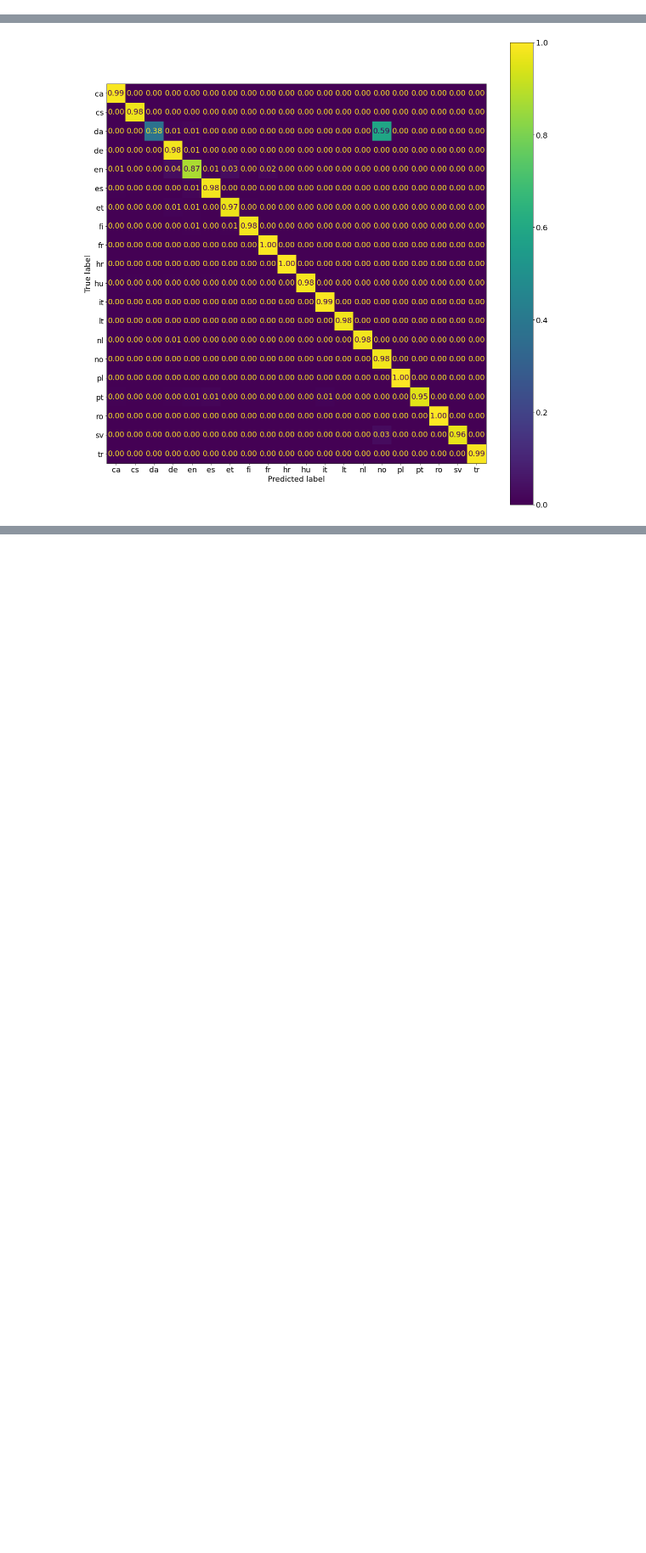
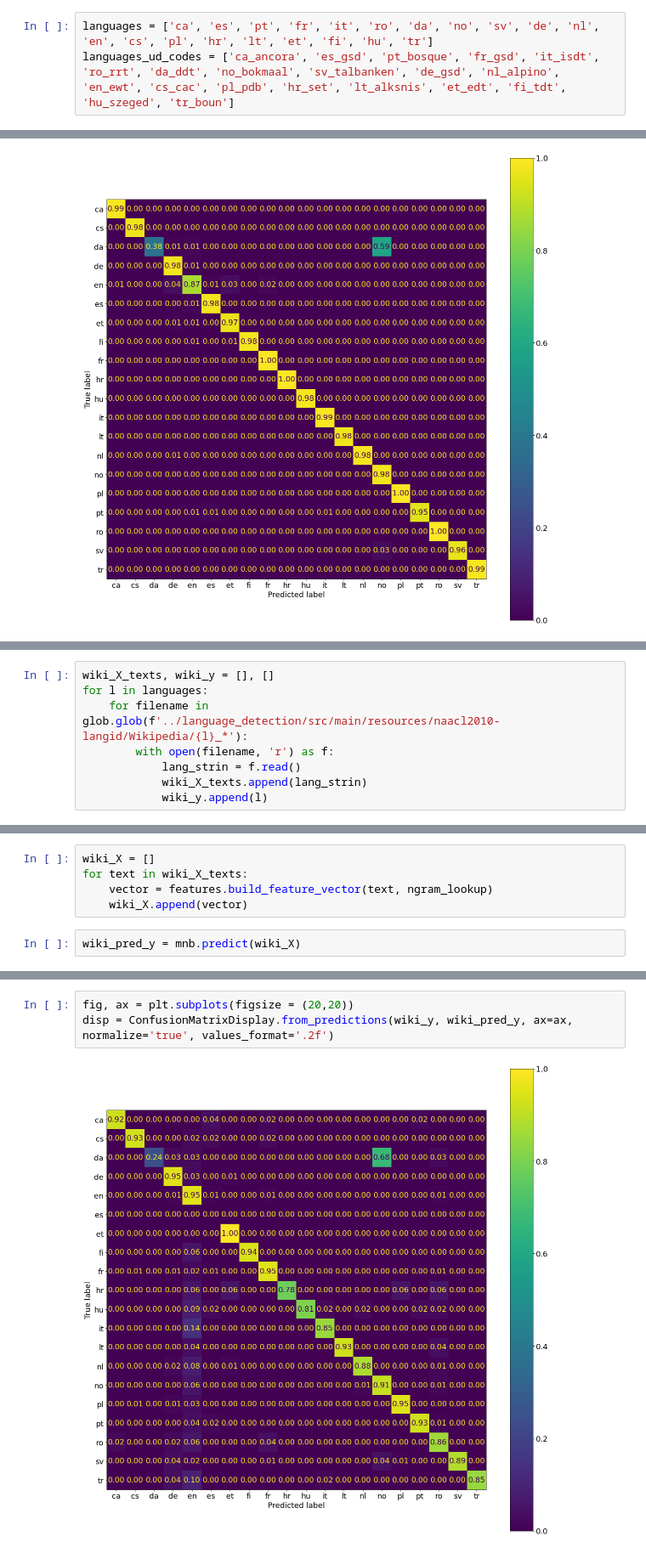
Before and after one commit to Christof93/language_ident, a Jupyter notebook: test_li.ipynb, the cells around one changed output, grey strips where cells are left out. Shown at 85% size. Drawn from its saved outputs; the diff is of its cells as text; blank space fills up the shorter version.

```diff
--- a/test_li.ipynb
+++ b/test_li.ipynb
@@ -21,3 +19,6 @@ languages_ud_codes = ['ca_ancora', 'cs_cac', 'da_ddt', 'fr_gsd', 'de_gsd', 'en_e
+# %%
+languages = ['ca', 'es', 'pt', 'fr', 'it', 'ro', 'da', 'no', 'sv', 'de', 'nl', 'en', 'cs', 'pl', 'hr', 'lt', 'et', 'fi', 'hu', 'tr']
+languages_ud_codes = ['ca_ancora', 'es_gsd', 'pt_bosque', 'fr_gsd', 'it_isdt', 'ro_rrt', 'da_ddt', 'no_bokmaal', 'sv_talbanken', 'de_gsd', 'nl_alpino', 'en_ewt', 'cs_cac', 'pl_pdb', 'hr_set', 'lt_alksnis', 'et_edt', 'fi_tdt',  'hu_szeged', 'tr_boun']
 # %% [markdown]
 ### Download the dataset
 # %%
@@ -163,0 +171,8 @@ disp = ConfusionMatrixDisplay.from_predictions(test_y, pred_y, ax=ax, normalize=
+# %%
+wiki_X_texts, wiki_y = [], []
+for l in languages:
+    for filename in glob.glob(f'../language_detection/src/main/resources/naacl2010-langid/Wikipedia/{l}_*'):
+        with open(filename, 'r') as f:
+            lang_strin = f.read()
+            wiki_X_texts.append(lang_strin)
+            wiki_y.append(l)
@@ -163,0 +183,7 @@ disp = ConfusionMatrixDisplay.from_predictions(test_y, pred_y, ax=ax, normalize=
+# %%
+wiki_X = []
+for text in wiki_X_texts:
+    vector = features.build_feature_vector(text, ngram_lookup)
+    wiki_X.append(vector)
+# %%
+wiki_pred_y = mnb.predict(wiki_X)
@@ -163,0 +211,5 @@ disp = ConfusionMatrixDisplay.from_predictions(test_y, pred_y, ax=ax, normalize=
+# %%
+fig, ax = plt.subplots(figsize = (20,20))
+disp = ConfusionMatrixDisplay.from_predictions(wiki_y, wiki_pred_y, ax=ax, normalize='true', values_format='.2f')
+# %% [output]
+[figure, added]
```
Also changed, not shown: parts of 15 cells of this notebook, 3 other files.
